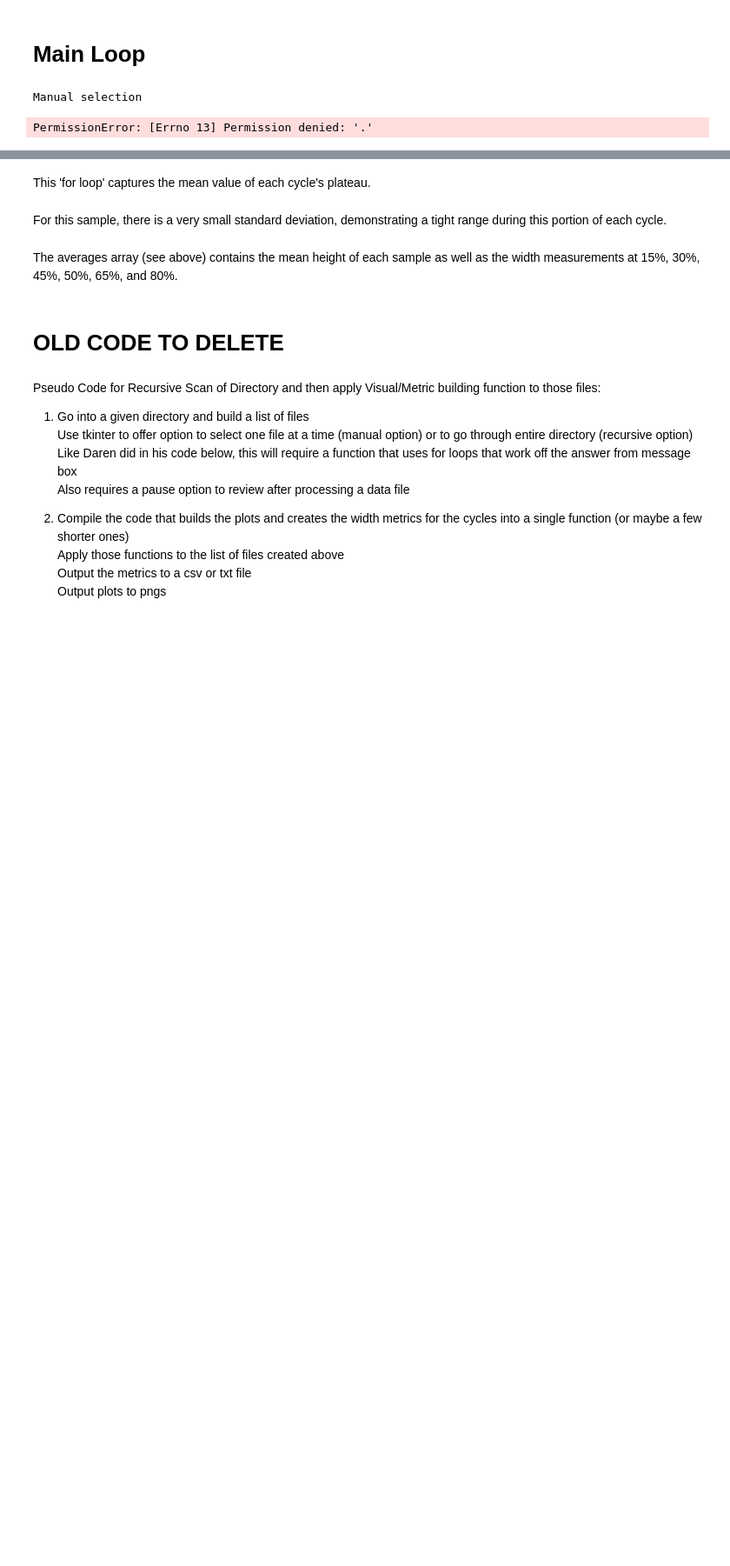
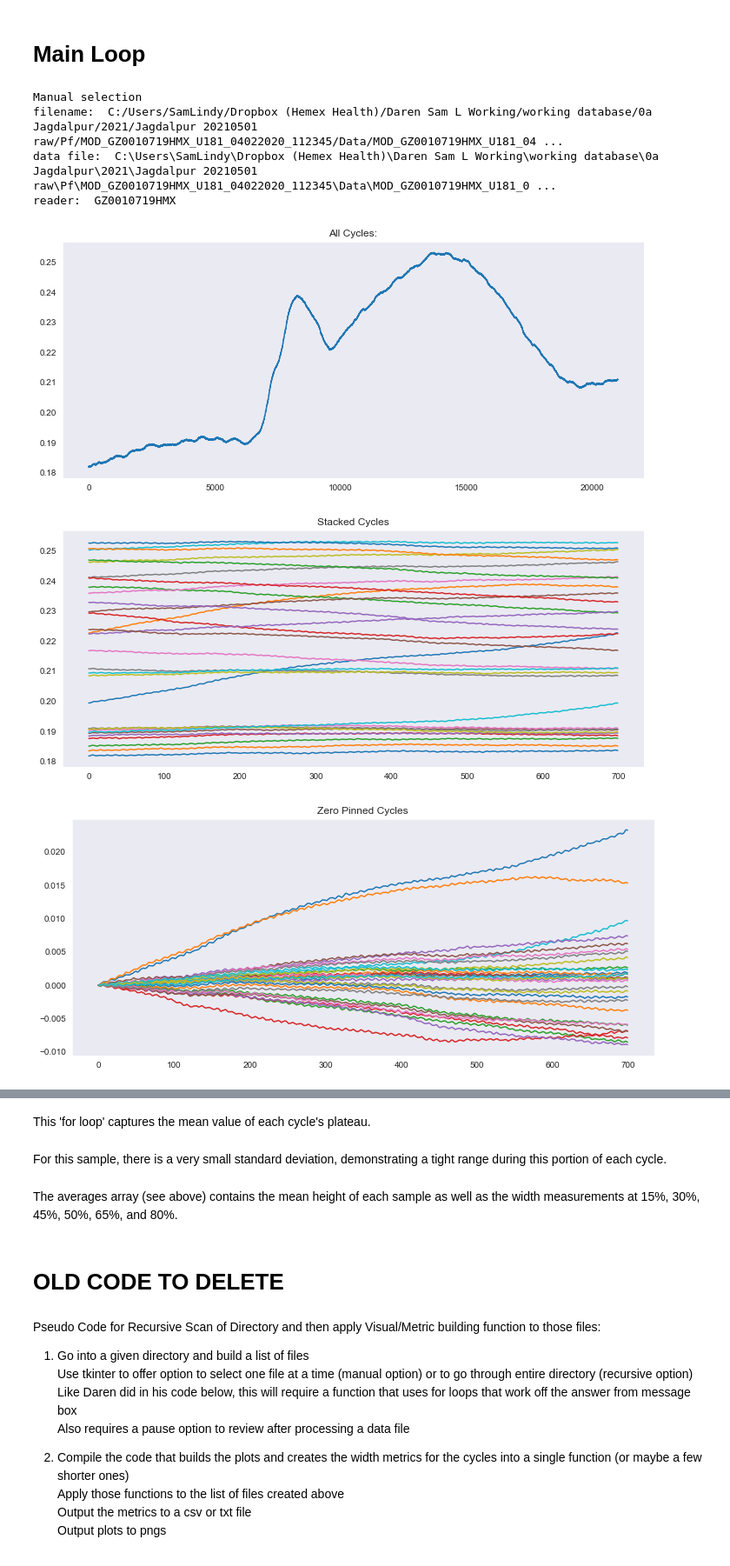
Before and after one commit to SamGLindy/Hemex, a Jupyter notebook: malaria_cycle_analysis.ipynb, the cells around one changed output, grey strips where cells are left out. Shown: that part at 87% size. Cells and saved outputs as stored; diff of their text form; code cells hidden in the pictures; blank space fills up the shorter version.

```diff
--- a/malaria_cycle_analysis.ipynb
+++ b/malaria_cycle_analysis.ipynb
@@ -22,0 +120,3 @@ import math
+# %%
+GZ0010719HMX = template_stats(template_1)
+GZ0010719HMX
@@ -22,0 +126,3 @@ import math
+# %%
+GZ0100719HMX = template_stats(template_2)
+GZ0100719HMX
@@ -22,0 +132,3 @@ import math
+# %%
+GZ1000000023 = template_stats(template_3)
+GZ1000000023
@@ -238,6 +385,12 @@ def mean_height(double_pinned_arrays_y):
         plateau_avgs.append(sum(plateau_vals) / len(plateau_vals))
 
     return plateau_avgs
+# %%
+def zero_error(falling_slope, rising_slope):
+    try:
+        return falling_slope/rising_slope
+    except ZeroDivisionError:
+        return 0
 # %%
 # TURN LAMBDA INTO FUNCTION TO MAKE THE BELOW MORE PYTHONIC
 
@@ -370,8 +603,9 @@ if state_1 == True:
     mode = "recursive"
 
 # keep 2 for step size to skip over time text files
+    dataframes = []
     for i in range(0, len(directory), 2):
-#         print(files[i])
+
         data_file = directory[i]
         df = single_cycle_plot(data_file)
         cycle_arrays = indiv_cycles(df)
@@ -382,41 +616,52 @@ if state_1 == True:
         double_pinned_arrays_y = double_pinned_arrays[1]
 
         plateau_avgs = mean_height(double_pinned_arrays_y)
-        rising_slope = slope(double_pinned_arrays_x, double_pinned_arrays_y)
         width_metrics = width_stats(double_pinned_arrays_y)
+        path_df = add_info(data_file)
+        concat_df = pd.concat([path_df, width_metrics], axis=1)
+        dataframes.append(concat_df)
+
+    metrics_df = pd.concat(dataframes, axis=0)
+    metrics_df.to_csv('recursive_metrics.csv', index=False)
+
         # comment out if do the full
 #         stop = messagebox.askyesno("Pause?","Continue with next file?")
 #         if stop == False:
 #             break
-
-
 
 # if user selects no, go into manual mode
 else:
     print("Manual selection")
     state_1 = False
     mode = "manual"
 
     # once in manual mode, allow user to select a file and then ask if they want to select another
     while state_1 == False:
         data_file = getFilename()
 
         df = single_cycle_plot(data_file)
         cycle_arrays = indiv_cycles(df)
         pinned_arrays = zero_pinned(cycle_arrays)
         double_pinned_arrays = double_pinned(pinned_arrays)
 
         double_pinned_arrays_x = double_pinned_arrays[0]
         double_pinned_arrays_y = double_pinned_arrays[1]
 
         plateau_avgs = mean_height(double_pinned_arrays_y)
-        rising_slope = slope(double_pinned_arrays_x, double_pinned_arrays_y)
         width_metrics = width_stats(double_pinned_arrays_y)
+        path_df = add_info(data_file)
+        concat_df = pd.concat([path_df, width_metrics], axis=1)
+        concat_df.to_csv('manual_metrics.csv', index=False)
 
         another_file = messagebox.askyesno("Another file?","Continue with next file?")
 
         if another_file == False:
             state_1 = True
 # %% [output]
 Manual selection
+filename:  C:/Users/SamLindy/Dropbox (Hemex Health)/Daren Sam L Working/working database/0a Jagdalpur/2021/Jagdalpur 20210501 raw/Pf/MOD_GZ0010719HMX_U181_04022020_112345/Data/MOD_GZ0010719HMX_U181_04 ...
+data file:  C:\Users\SamLindy\Dropbox (Hemex Health)\Daren Sam L Working\working database\0a Jagdalpur\2021\Jagdalpur 20210501 raw\Pf\MOD_GZ0010719HMX_U181_04022020_112345\Data\MOD_GZ0010719HMX_U181_0 ...
+reader:  GZ0010719HMX
-PermissionError: [Errno 13] Permission denied: '.'
+[figure, added]
+[figure, added]
+[figure, added]
```
Also changed, not shown: parts of 27 cells of this notebook.
